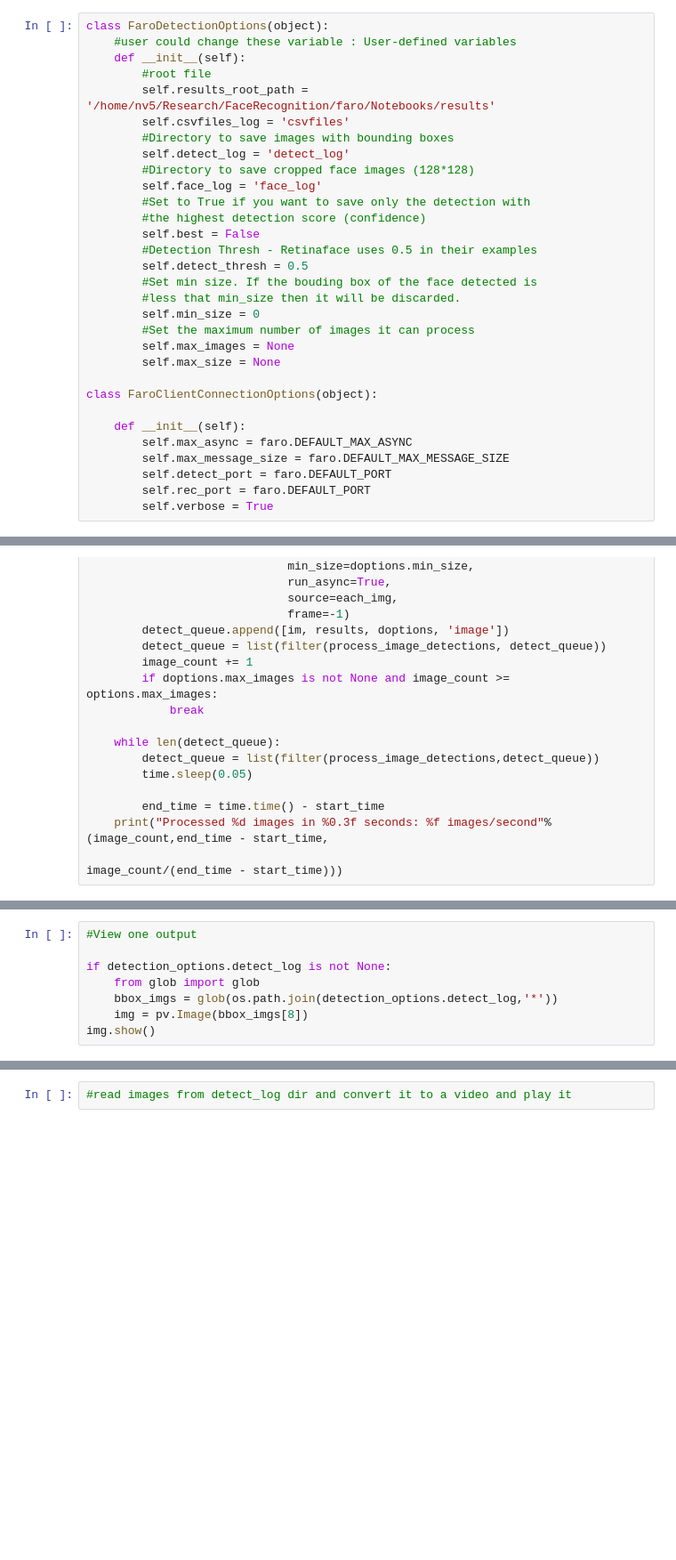
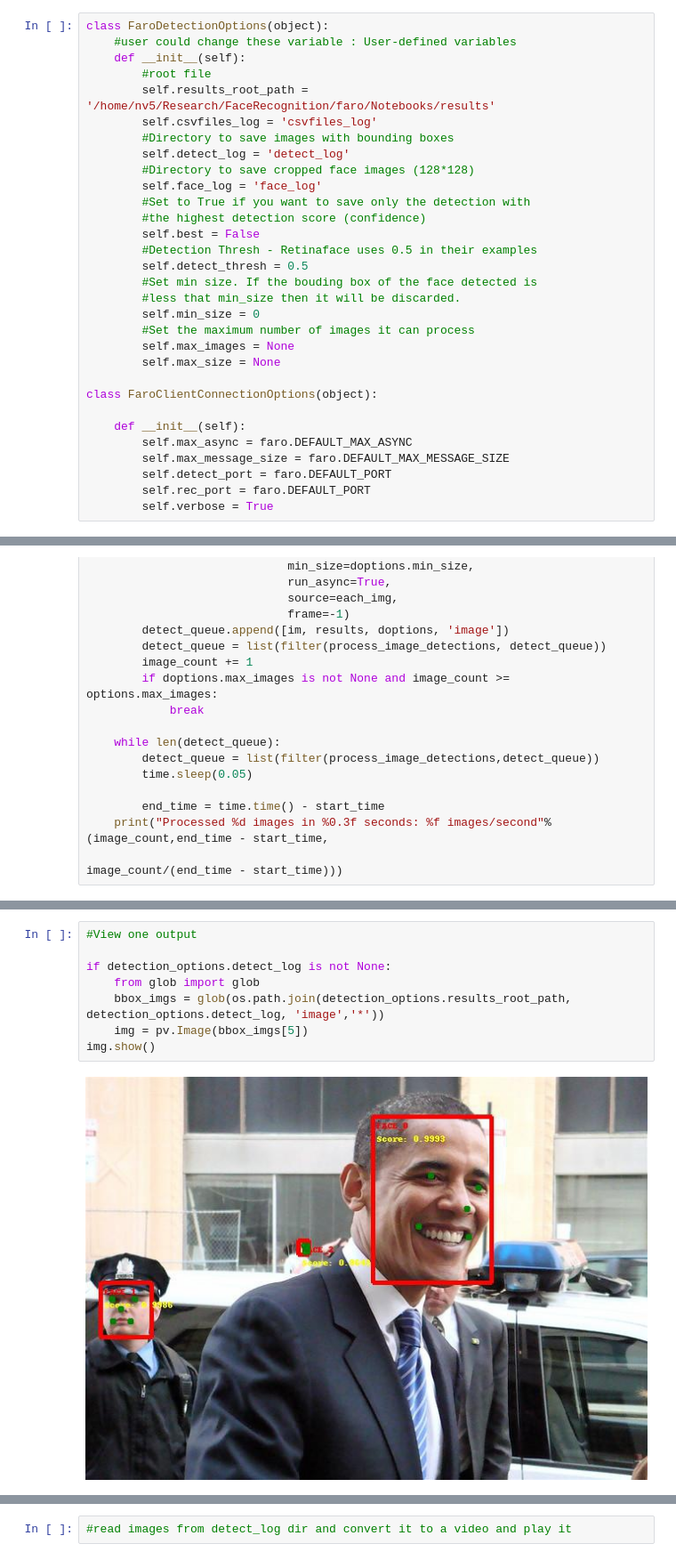
Before and after one commit to ORNL/faro, a Jupyter notebook: Notebooks/FaRO_Client_Face_Detection_Video_and_Images.ipynb, the cells around one changed output, grey strips where cells are left out. Shown: that part at 89% size. Cells and saved outputs as stored; diff of their text form; blank space fills up the shorter version.

Commit message:
1.Added funcitonality to save images with detected bouding boxes. 2. Added functionlity - If landmaks are detected then they are written to the csv file. 3. plots landmarks on images and saves it

```diff
--- a/Notebooks/FaRO_Client_Face_Detection_Video_and_Images.ipynb
+++ b/Notebooks/FaRO_Client_Face_Detection_Video_and_Images.ipynb
@@ -12,7 +14,7 @@ class FaroDetectionOptions(object):
     def __init__(self):
         #root file
         self.results_root_path = '/home/nv5/Research/FaceRecognition/faro/Notebooks/results'
-        self.csvfiles_log = 'csvfiles'
+        self.csvfiles_log = 'csvfiles_log'
         #Directory to save images with bounding boxes
         self.detect_log = 'detect_log'
         #Directory to save cropped face images (128*128)
@@ -266,11 +280,13 @@ Processed 9 images in -1592515241.548 seconds: -0.000000 images/second
 # %%
 #View one output
 
 if detection_options.detect_log is not None:
     from glob import glob
-    bbox_imgs = glob(os.path.join(detection_options.detect_log,'*'))
-    img = pv.Image(bbox_imgs[8])
+    bbox_imgs = glob(os.path.join(detection_options.results_root_path, detection_options.detect_log, 'image','*'))
+    img = pv.Image(bbox_imgs[5])
 img.show()
+# %% [output]
+[figure, added]
 # %%
 if detection_options.face_log is not None:
     from glob import glob
```
Also changed, not shown: parts of 7 cells of this notebook, 1 other file.
